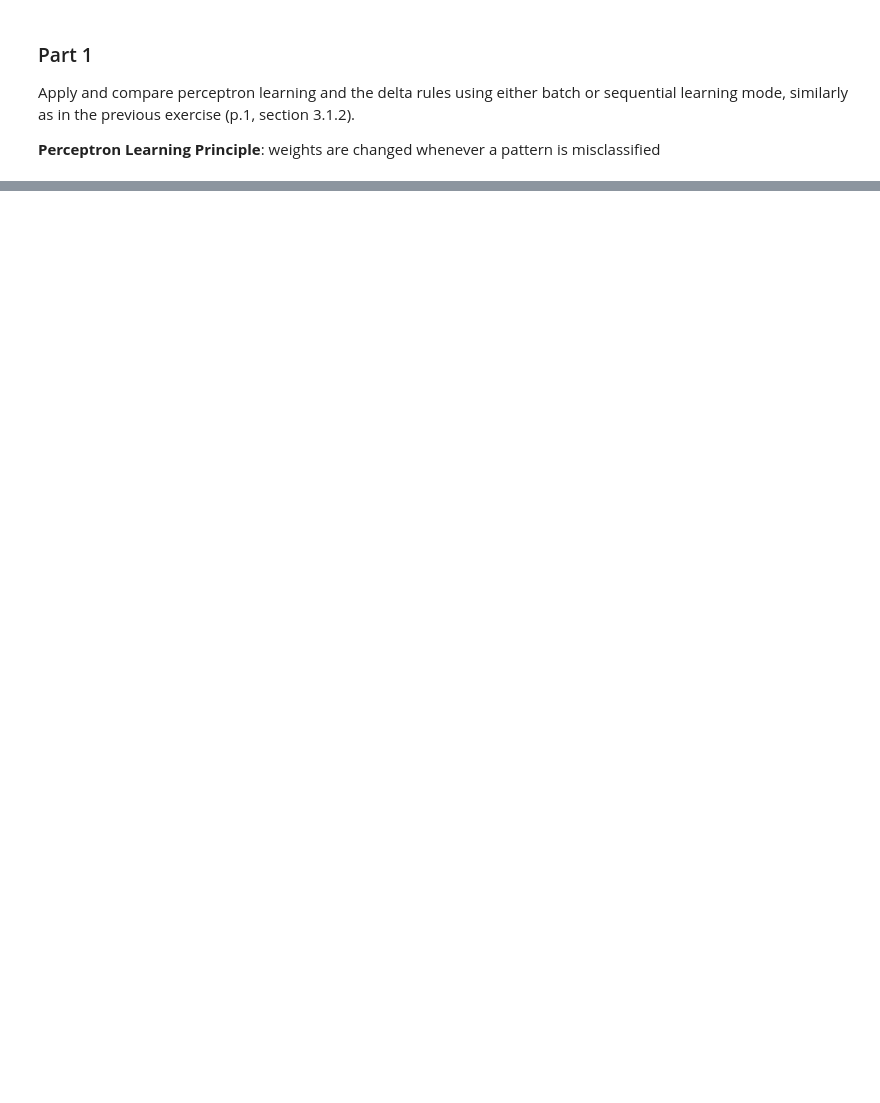
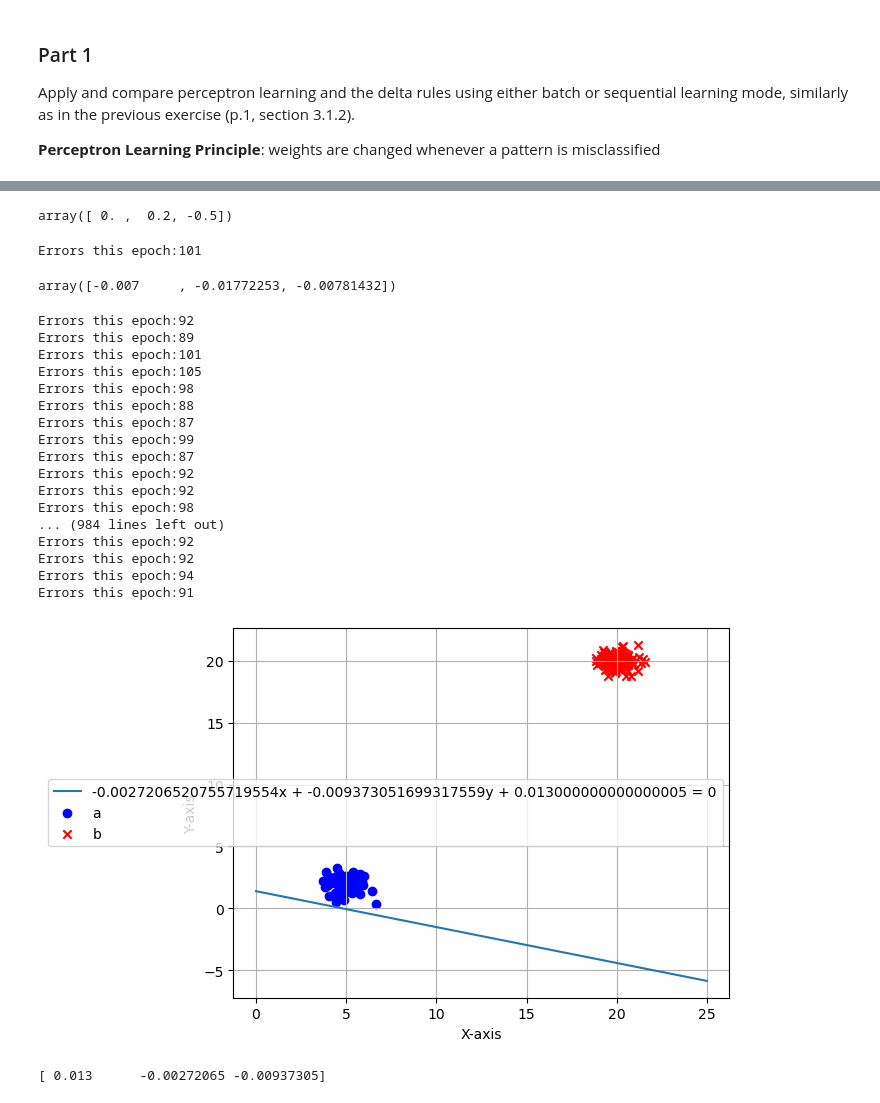
Before and after one commit to Seyoooo/ANNandDAlabs, a Jupyter notebook: sam.ipynb, the cells around one changed output, grey strips where cells are left out. Cells and saved outputs as stored; diff of their text form; code cells hidden in the pictures; blank space fills up the shorter version.

```diff
--- a/sam.ipynb
+++ b/sam.ipynb
@@ -98,0 +135,3 @@ Apply and compare perceptron learning and the delta rules using either batch or
+# %%
+e = y_train - predictions
+e.shape, e[:10]
@@ -98,0 +152,3 @@ Apply and compare perceptron learning and the delta rules using either batch or
+# %%
+dW = learning_rate * (e @ X_train.T)
+dW.shape, dW # should be all the updates for an epoch summed
@@ -98,0 +205,53 @@ Apply and compare perceptron learning and the delta rules using either batch or
+# %%
+p = PerceptronLearningClassifier(0.001)
+# %%
+p.W
+# %% [output]
+array([ 0. ,  0.2, -0.5])
+# %%
+p.fit_one_epoch(X_train, y_train)
+# %% [output]
+Errors this epoch:101
+# %%
+p.W
+# %% [output]
+array([-0.007     , -0.01772253, -0.00781432])
+# %%
+for i in range(0,1000):
+    p.fit_one_epoch(X_train, y_train)
+
+x = np.linspace(0, 25, 10)
+a = p.W[1]
+b = p.W[2]
+c = p.W[0]
+y = (-a / b) * x - (c / b) # ax + by + c = 0
+plt.plot(x, y, label=f'{a}x + {b}y + {c} = 0')
+plt.scatter(aX1, aX2, c='b', label='a', marker='o')
+plt.scatter(bX1, bX2, c='r', label='b', marker='x')
+plt.xlabel('X-axis')
+plt.ylabel('Y-axis')
+plt.legend()
+plt.grid(True)
+plt.show()
+
+print(p.W)
+# %% [output]
+Errors this epoch:92
+Errors this epoch:89
+Errors this epoch:101
+Errors this epoch:105
+Errors this epoch:98
+Errors this epoch:88
+Errors this epoch:87
+Errors this epoch:99
+Errors this epoch:87
+Errors this epoch:92
+Errors this epoch:92
+Errors this epoch:98
+... (984 lines left out)
+Errors this epoch:92
+Errors this epoch:92
+Errors this epoch:94
+Errors this epoch:91
+[figure, added]
+[ 0.013      -0.00272065 -0.00937305]
```
Also changed, not shown: parts of 30 cells of this notebook.
